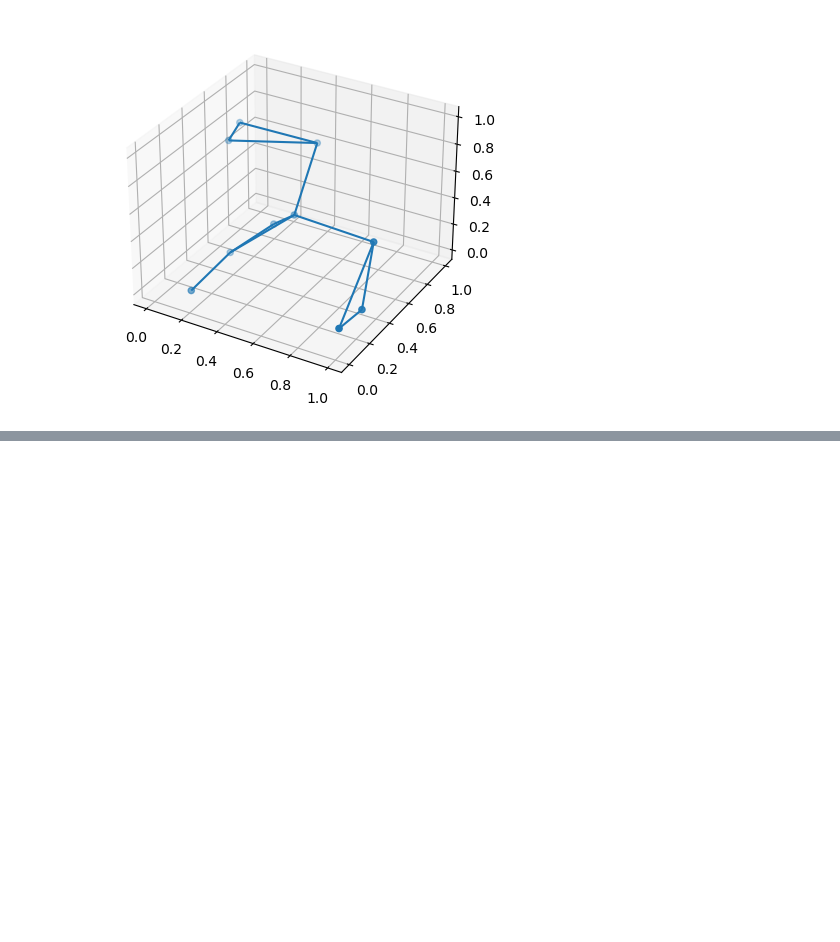
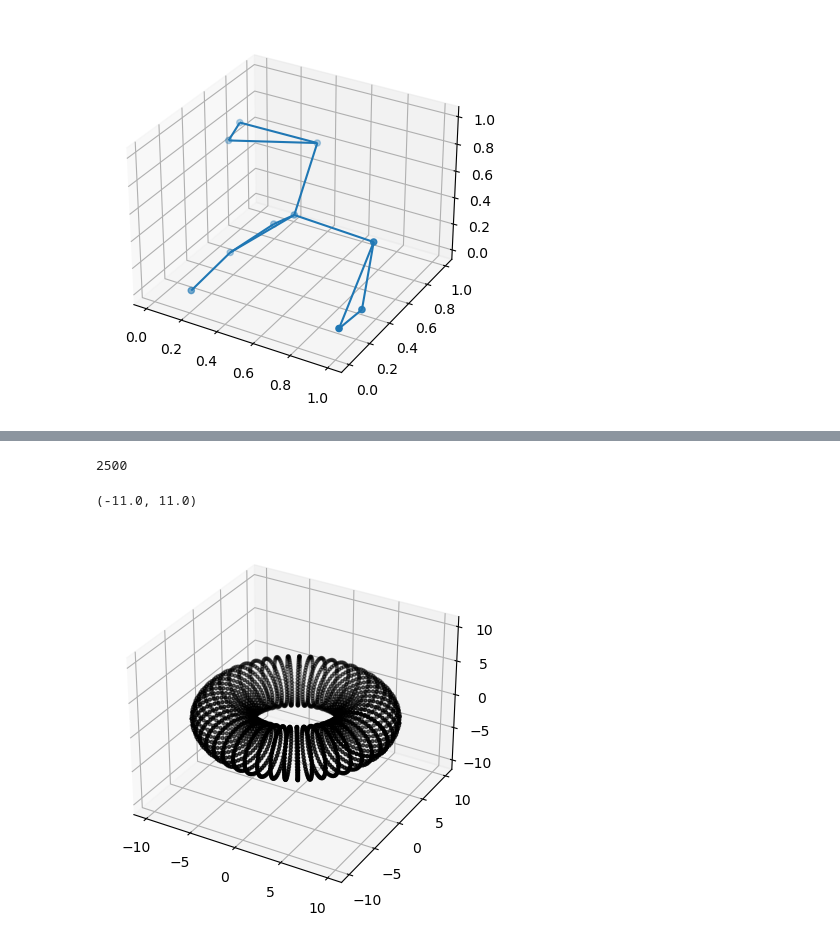
Before and after one commit to Riversjp7/TDA, a Jupyter notebook: TDA.ipynb, the cells around one changed output, grey strips where cells are left out. Cells and saved outputs as stored; diff of their text form; code cells hidden in the pictures; blank space fills up the shorter version.

```diff
--- a/TDA.ipynb
+++ b/TDA.ipynb
@@ -277,0 +275,26 @@ ax1.scatter(r[0],r[1],marker='.',c='black')
+# %%
+
+#torus
+def torus (n,c=7,a=3,):
+    mu=np.linspace(0,2*np.pi,n)
+    nu=np.linspace(0,2*np.pi,n)
+    mu,nu=np.meshgrid(mu,nu)
+
+    x=(c+a*np.cos(nu))*np.cos(mu)
+    y=(c+a*np.cos(nu))*np.sin(mu)
+    z=a*np.sin(nu)
+
+    x = x.ravel()
+    y = y.ravel()
+    z = z.ravel()
+    return x,y,z
+x,y,z= torus(50)
+print(len(x))
+fig=plt.figure()
+ax = plt.axes(projection="3d")
+ax.scatter3D(x,y,z,marker='.',color='black')
+ax.set_zlim3d(-11,11)
+# %% [output]
+2500
+(-11.0, 11.0)
+[figure, added]
```
Also changed, not shown: parts of 4 cells of this notebook, 2 other files.
